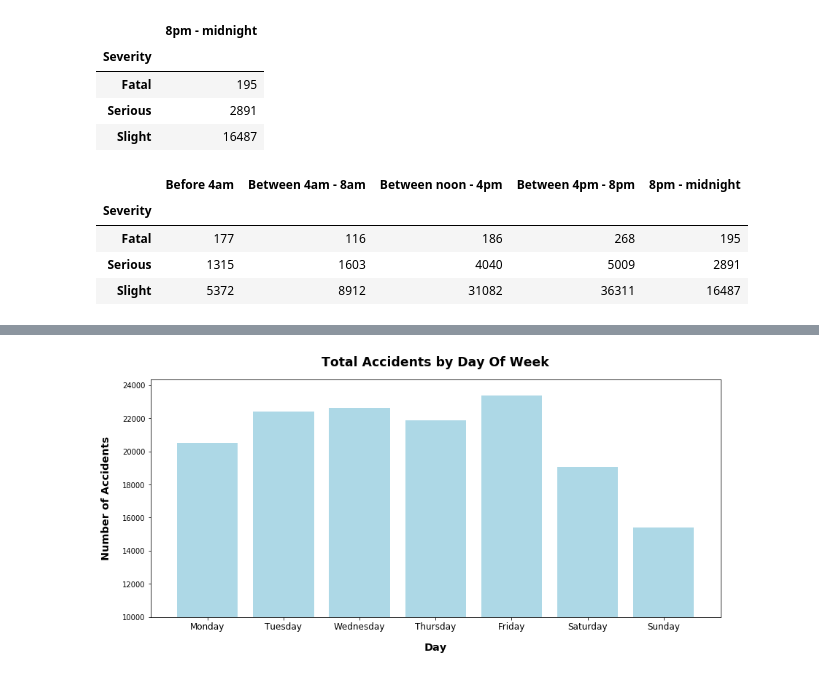
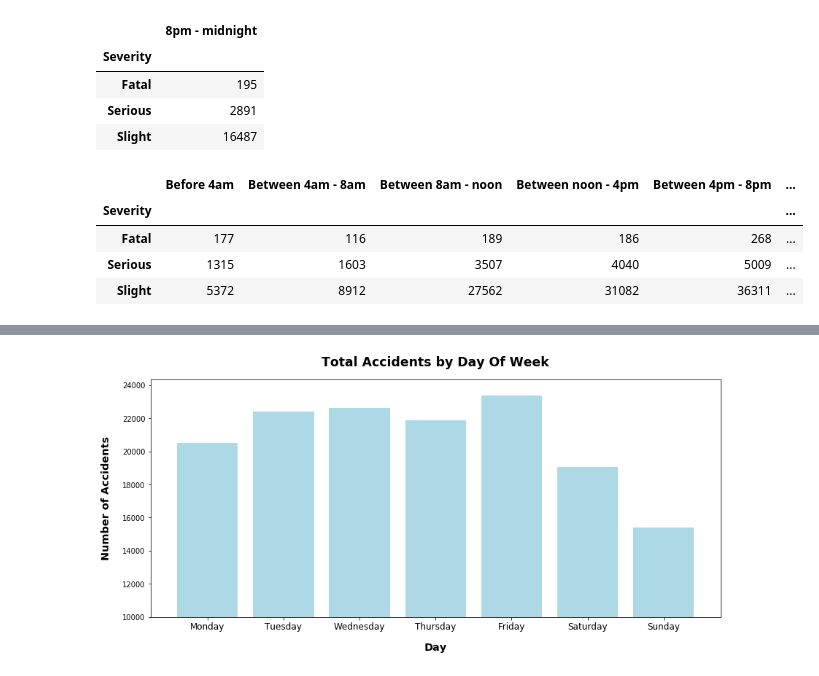
Before and after one commit to bailatrix/London-Traffic-Trends, a Jupyter notebook: main.ipynb, the cells around one changed output, grey strips where cells are left out. Saved outputs shown, nothing was run; the diff lists cells and outputs as text; code cells hidden in the pictures.

```diff
--- a/main.ipynb
+++ b/main.ipynb
@@ -178,13 +162,13 @@ night
 | Serious | 2891 |
 | Slight | 16487 |
 # %%
-times_df = weehours.join( early ).join( afternoon).join( evening ).join( night )
+times_df = weehours.join( early ).join( rushhour ).join( afternoon).join( evening ).join( night )
 times_df
 # %% [output]
-|  | Before 4am | Between 4am - 8am | Between noon - 4pm | Between 4pm - 8pm | 8pm - midnight |
-| Severity |  |  |  |  |  |
-| Fatal | 177 | 116 | 186 | 268 | 195 |
-| Serious | 1315 | 1603 | 4040 | 5009 | 2891 |
-| Slight | 5372 | 8912 | 31082 | 36311 | 16487 |
+|  | Before 4am | Between 4am - 8am | Between 8am - noon | Between noon - 4pm | Between 4pm - 8pm | ... |
+| Severity |  |  |  |  |  | ... |
+| Fatal | 177 | 116 | 189 | 186 | 268 | ... |
+| Serious | 1315 | 1603 | 3507 | 4040 | 5009 | ... |
+| Slight | 5372 | 8912 | 27562 | 31082 | 36311 | ... |
 # %%
 # Setup top graph
```
Also changed, not shown: parts of 28 cells of this notebook.
